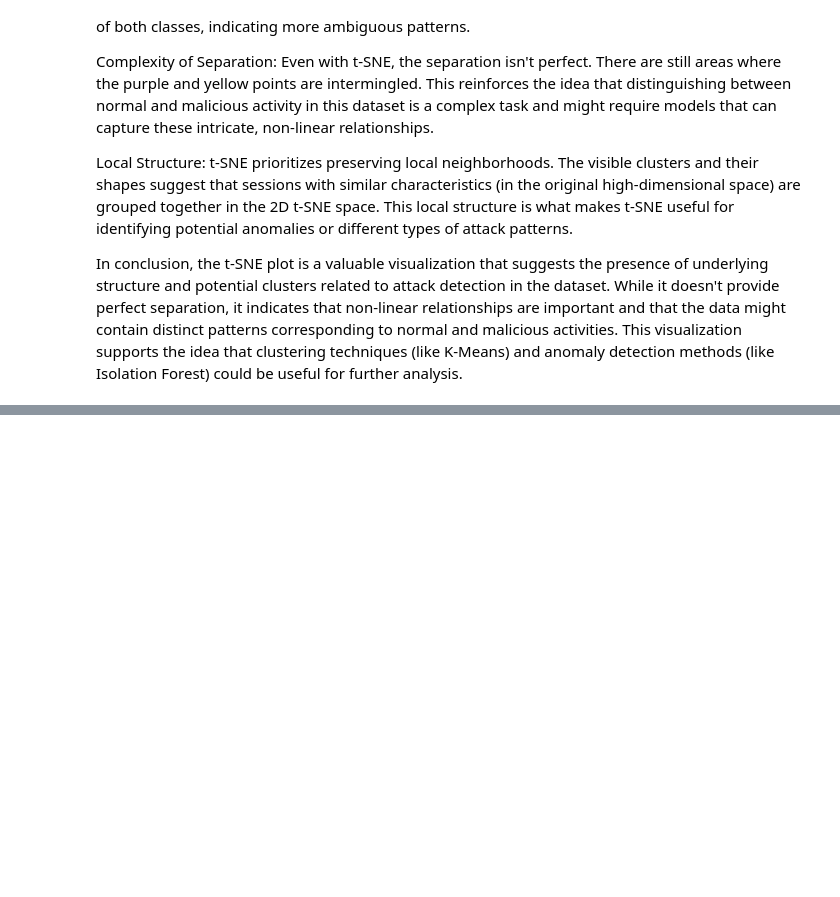
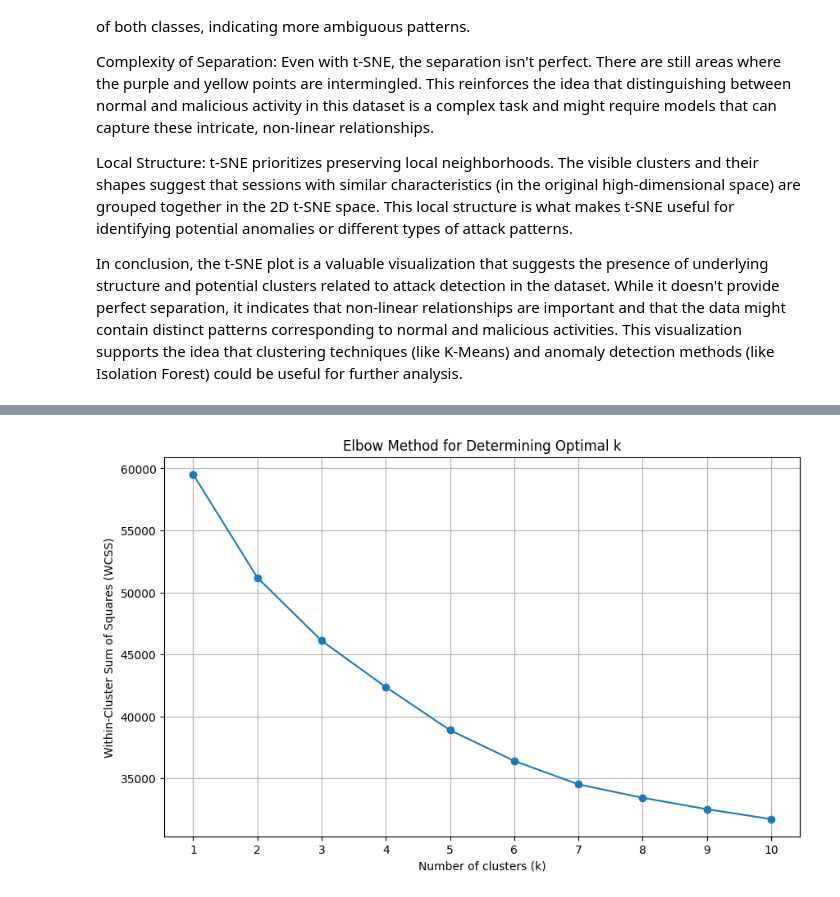
Before and after one commit to aminayusif/Intrudex, a Jupyter notebook: Intrudex_Cybersecurity_Intrusion_Detection_Analysis.ipynb, the cells around one changed output, grey strips where cells are left out. Saved outputs shown, nothing was run; the diff lists cells and outputs as text; code cells hidden in the pictures; blank space fills up the shorter version.

Commit message:
Apply K-Means clustering and use Elbow method to determine optimal number of clusters

```diff
--- a/Intrudex_Cybersecurity_Intrusion_Detection_Analysis.ipynb
+++ b/Intrudex_Cybersecurity_Intrusion_Detection_Analysis.ipynb
@@ -914,0 +921,47 @@ In conclusion, the t-SNE plot is a valuable visualization that suggests the pres
+# %%
+from sklearn.cluster import KMeans
+from sklearn.metrics import silhouette_score
+
+# We'll use the preprocessed training data (X_train) for clustering as it's scaled and suitable for distance-based algorithms like K-Means.
+# Define a range of number of clusters to test
+k_range = range(1, 11)
+
+# List to store the Within-Cluster Sum of Squares (WCSS)
+wcss = []
+
+# Calculate WCSS for each number of clusters
+for k in k_range:
+    kmeans = KMeans(n_clusters=k, random_state=42, n_init=10)  # Added n_init=10 for explicit initialization runs
+    kmeans.fit(X_train)
+    wcss.append(kmeans.inertia_)
+
+# Plot the Elbow method graph
+plt.figure(figsize=(10, 6))
+plt.plot(k_range, wcss, marker='o')
+plt.xlabel('Number of clusters (k)')
+plt.ylabel('Within-Cluster Sum of Squares (WCSS)')
+plt.title('Elbow Method for Determining Optimal k')
+plt.xticks(k_range)
+plt.grid(True)
+plt.show()
+
+# Note: The elbow point is where the rate of decrease in WCSS slows down significantly.
+# Based on the plot, we can visually identify a potential optimal number of clusters.
+
+# (Optional) Calculate Silhouette Scores for a better evaluation (more computationally intensive)
+# silhouette_scores = []
+# for k in range(2, 11):
+#     kmeans = KMeans(n_clusters=k, random_state=42, n_init=10)
+#     kmeans.fit(X_train)
+#     score = silhouette_score(X_train, kmeans.labels_)
+#     silhouette_scores.append(score)
+# plt.figure(figsize=(10, 6))
+# plt.plot(range(2, 11), silhouette_scores, marker='o')
+# plt.xlabel('Number of clusters (k)')
+# plt.ylabel('Silhouette Score')
+# plt.title('Silhouette Scores for Different k')
+# plt.xticks(range(2, 11))
+# plt.grid(True)
+# plt.show()
+# %% [output]
+[figure, added]
```
Also changed, not shown: parts of 8 cells of this notebook.
